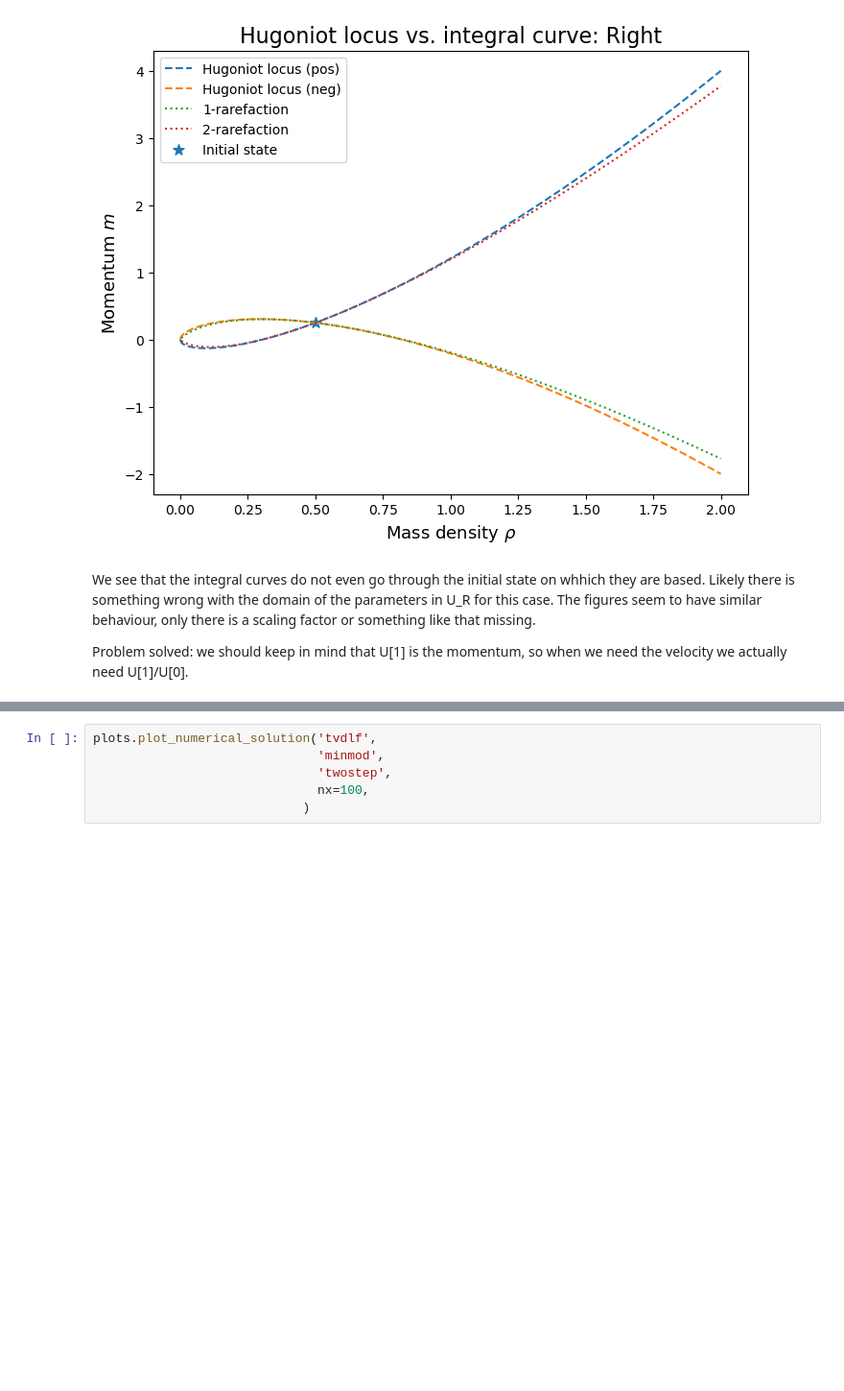
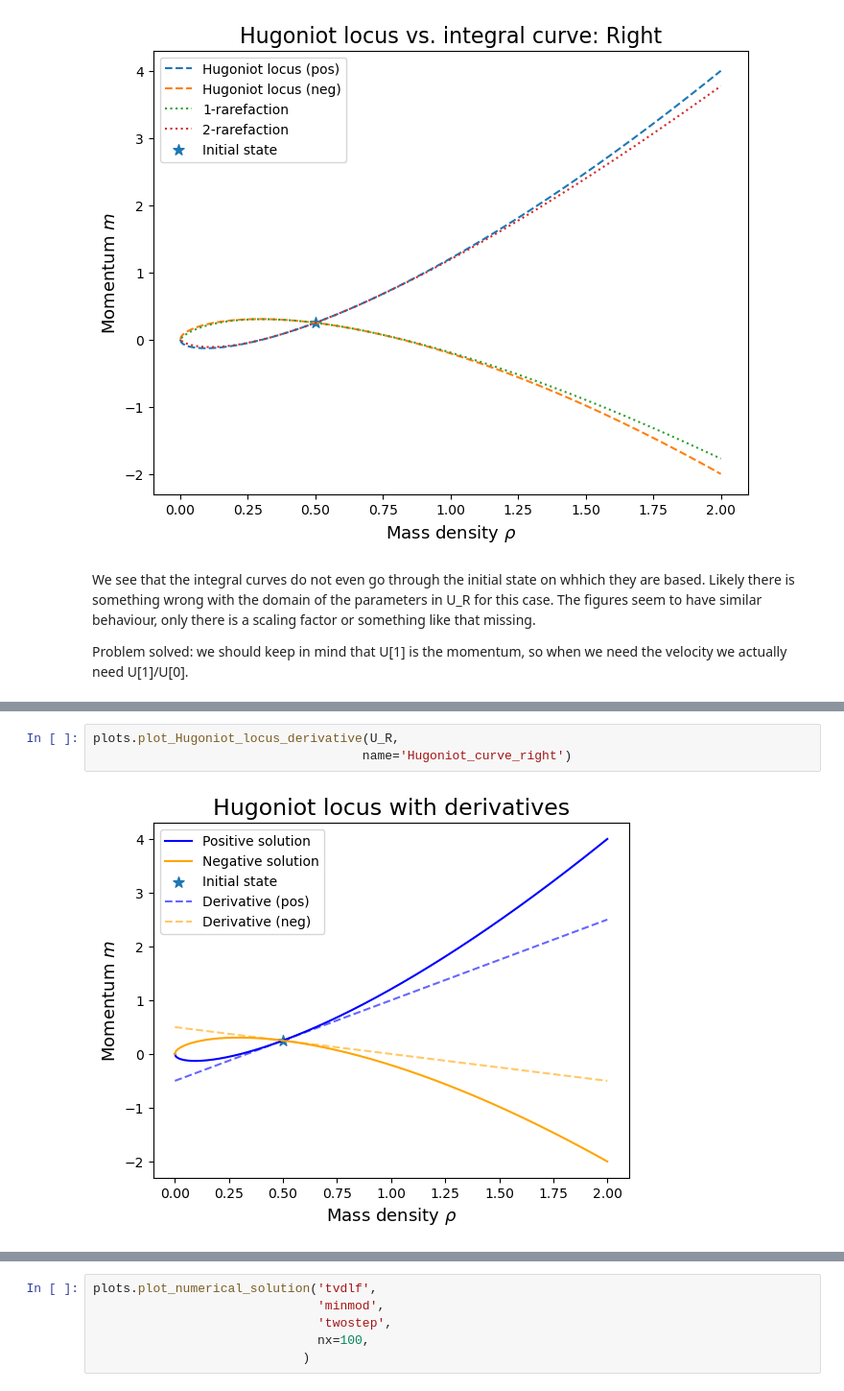
Before and after one commit to BertDepoorter/Individual_CMfAA, a Jupyter notebook: debugging.ipynb, the cells around one changed output, grey strips where cells are left out. Shown at 96% size. Saved outputs shown, nothing was run; the diff lists cells and outputs as text; blank space fills up the shorter version.

```diff
--- a/debugging.ipynb
+++ b/debugging.ipynb
@@ -67 +71,6 @@ plots.plot_Hugoniot_locus_derivative(U_L)
+# %%
+plots.plot_Hugoniot_locus_derivative(U_R,
+                                    name='Hugoniot_curve_right')
+# %% [output]
+[figure, added]
 # %%
```
Also changed, not shown: parts of 5 cells of this notebook, 6 other files.
